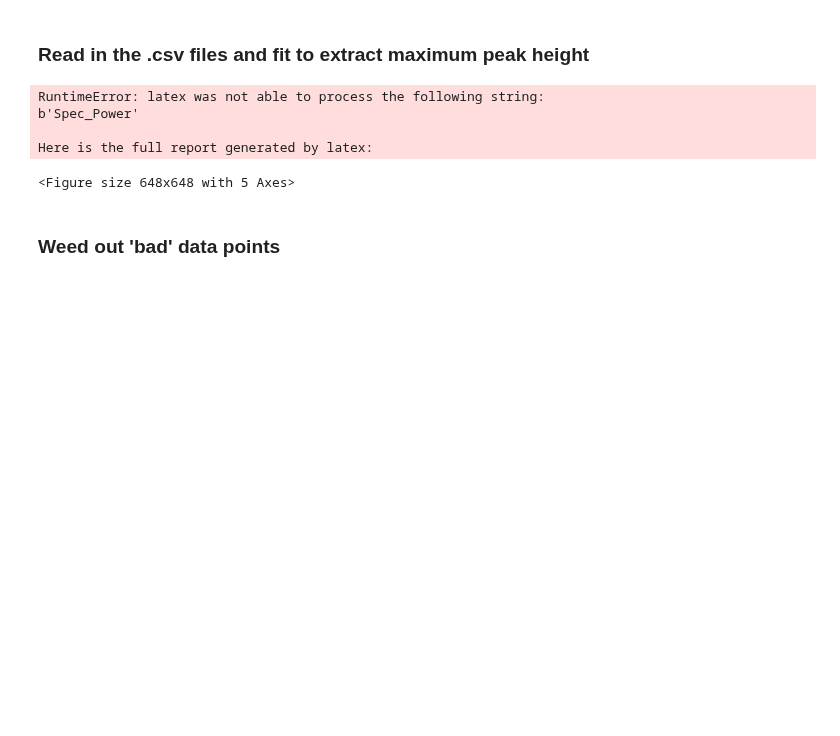
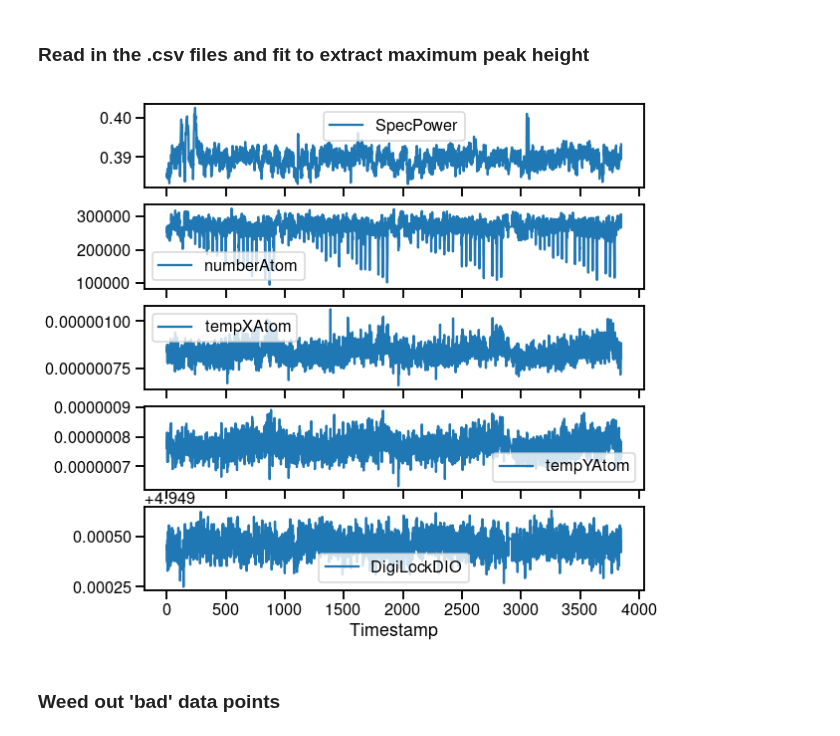
Before and after one commit to rogding/phd_thesis, a Jupyter notebook: chapters/experiment/mcp/mcp_saturation/20190327-Complete_data_set/MCP_saturation.ipynb, the cells around one changed output. Drawn from its saved outputs; the diff is of its cells as text; code cells hidden in the pictures; blank space fills up the shorter version.

```diff
--- a/chapters/experiment/mcp/mcp_saturation/20190327-Complete_data_set/MCP_saturation.ipynb
+++ b/chapters/experiment/mcp/mcp_saturation/20190327-Complete_data_set/MCP_saturation.ipynb
@@ -150,24 +150,22 @@ for f in spectra_list:
     vary_UV_data = pd.concat([vary_UV_data, temp], join='outer', ignore_index=True)
 # %%
 [fig, axs] = plt.subplots(nrows=5, sharex=True, figsize=(9,9))
-axs[0].plot(vary_UV_data['Spec_Power'], label=r'Spec_Power')
+
+axs[0].plot(vary_UV_data['Spec_Power'], label=r'SpecPower')
 axs[1].plot(vary_UV_data['numberAtom'], label=r'numberAtom')
 axs[2].plot(vary_UV_data['tempXAtom'], label=r'tempXAtom')
 axs[3].plot(vary_UV_data['tempYAtom'], label=r'tempYAtom')
-axs[4].plot(vary_UV_data['DigiLock_PID1_locked'], label=r'DigiLock_DIO')
+axs[4].plot(vary_UV_data['DigiLock_PID1_locked'], label=r'DigiLockDIO')
 axs[0].legend()
 axs[1].legend()
 axs[2].legend()
 axs[3].legend()
 axs[4].legend()
 plt.xlabel(r'Timestamp')
+
 plt.show()
 # %% [output]
-RuntimeError: latex was not able to process the following string:
-b'Spec_Power'
-
-Here is the full report generated by latex:
-<Figure size 648x648 with 5 Axes>
+[figure, added]
 # %% [markdown]
 ### Weed out 'bad' data points
 # %%
```
Also changed, not shown: parts of 7 cells of this notebook, 17 other files.
